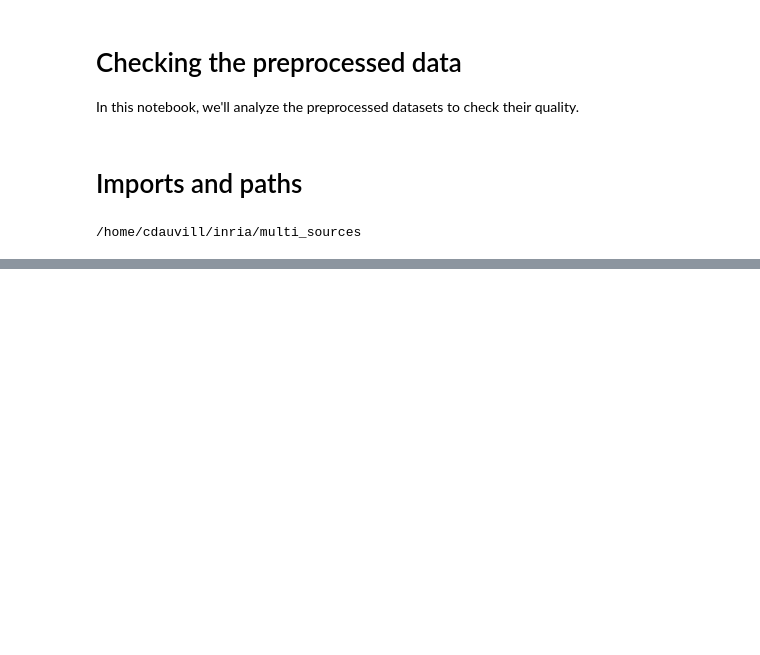
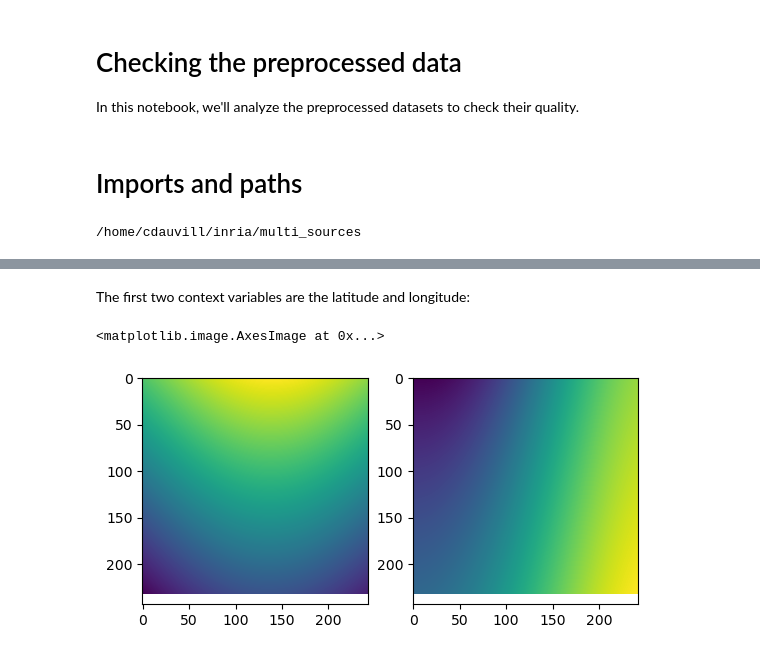
Before and after one commit to dauvillc/tc_multi_sources, a Jupyter notebook: notebooks/preprocessed.ipynb, the cells around one changed output, grey strips where cells are left out. Drawn from its saved outputs; the diff is of its cells as text; code cells hidden in the pictures; blank space fills up the shorter version.

```diff
--- a/notebooks/preprocessed.ipynb
+++ b/notebooks/preprocessed.ipynb
@@ -130,0 +22,5 @@ Since we're only looking at one basin, the longitude barely varies (not even eno
+# %%
+with open("conf/paths/paths.yaml", "r") as f:
+    paths = yaml.safe_load(f)
+with open("conf/sources/all_microwave.yaml", "r") as f:
+    sources_cfg = yaml.safe_load(f)
@@ -130,0 +30,7 @@ Since we're only looking at one basin, the longitude barely varies (not even eno
+# %%
+# Create the dataset
+metadata_path = paths['metadata']
+dataset_dir = paths['preprocessed_dataset']
+sources = read_sources(sources_cfg)
+dataset = MultiSourceDataset(metadata_path, dataset_dir, sources,
+                             include_seasons=[2016])
@@ -130,0 +44,4 @@ Since we're only looking at one basin, the longitude barely varies (not even eno
+# %%
+rng = np.random.default_rng(42)
+sample = dataset[rng.integers(low=0, high=len(dataset), size=1)[0]]
+# sample is a dict {source_name: (S, DT, C, D, V)}
@@ -130,0 +78,13 @@ Since we're only looking at one basin, the longitude barely varies (not even eno
+# %%
+s, dt, c, d, v = sample['tc_primed.microwave.AMSR2_GCOMW1.S1']
+# %% [markdown]
+The first two context variables are the latitude and longitude:
+# %%
+lat, lon = c[0], c[1]
+plt.subplot(121)
+plt.imshow(lat)
+plt.subplot(122)
+plt.imshow(lon)
+# %% [output]
+<matplotlib.image.AxesImage at 0x...>
+[figure, added]
```
Also changed, not shown: parts of 30 cells of this notebook, 5 other files.
